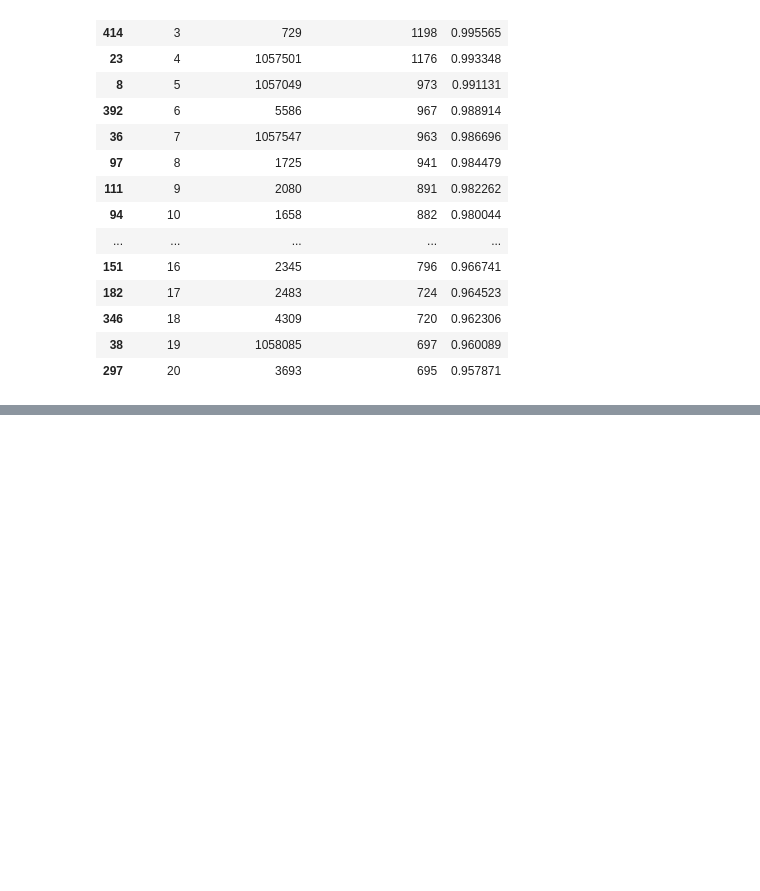
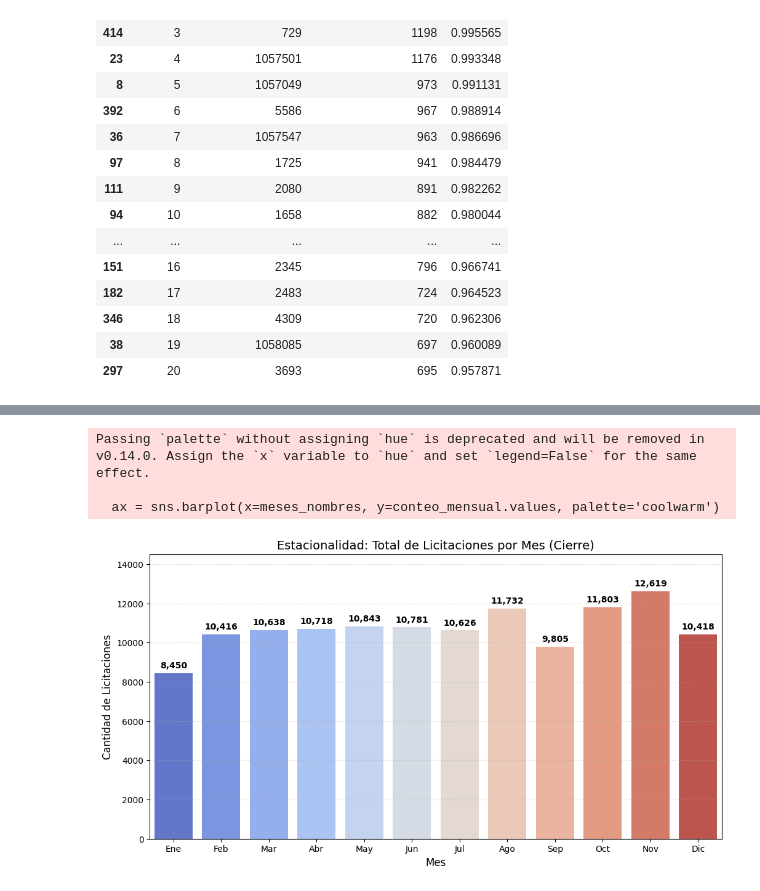
Before and after one commit to Fablop84/practica_final_condores, a Jupyter notebook: Scripts/proyecto_final_condores.ipynb, the cells around one changed output, grey strips where cells are left out. Drawn from its saved outputs; the diff is of its cells as text; code cells hidden in the pictures; blank space fills up the shorter version.

```diff
--- a/Scripts/proyecto_final_condores.ipynb
+++ b/Scripts/proyecto_final_condores.ipynb
@@ -727,0 +852,38 @@ display(df_ranking.head(20))
+# %%
+import pandas as pd
+import matplotlib.pyplot as plt
+import seaborn as sns
+
+# 1. Convertir FechaCierre a datetime (si aún no lo está)
+fechas = pd.to_datetime(df_filtrado['FechaCierre'])
+
+# 2. Contar por mes (del 1 al 12)
+conteo_mensual = fechas.dt.month.value_counts().sort_index()
+conteo_mensual = conteo_mensual.reindex(range(1, 13), fill_value=0)
+
+# 3. Graficar
+meses_nombres = ['Ene', 'Feb', 'Mar', 'Abr', 'May', 'Jun', 'Jul', 'Ago', 'Sep', 'Oct', 'Nov', 'Dic']
+
+plt.figure(figsize=(12, 6))
+ax = sns.barplot(x=meses_nombres, y=conteo_mensual.values, palette='coolwarm')
+
+# Etiquetas de datos
+for p in ax.patches:
+    ax.annotate(format(p.get_height(), ',.0f'),
+                (p.get_x() + p.get_width() / 2., p.get_height()),
+                ha = 'center', va = 'center',
+                xytext = (0, 9),
+                textcoords = 'offset points',
+                fontsize=10, fontweight='bold')
+
+plt.title('Estacionalidad: Total de Licitaciones por Mes (Cierre)', fontsize=14)
+plt.xlabel('Mes', fontsize=12)
+plt.ylabel('Cantidad de Licitaciones', fontsize=12)
+plt.ylim(0, conteo_mensual.max() * 1.15)
+plt.grid(axis='y', linestyle='--', alpha=0.3)
+plt.show()
+# %% [output]
+Passing `palette` without assigning `hue` is deprecated and will be removed in v0.14.0. Assign the `x` variable to `hue` and set `legend=False` for the same effect.
+
+  ax = sns.barplot(x=meses_nombres, y=conteo_mensual.values, palette='coolwarm')
+[figure, added]
```
Also changed, not shown: parts of 212 cells of this notebook.
